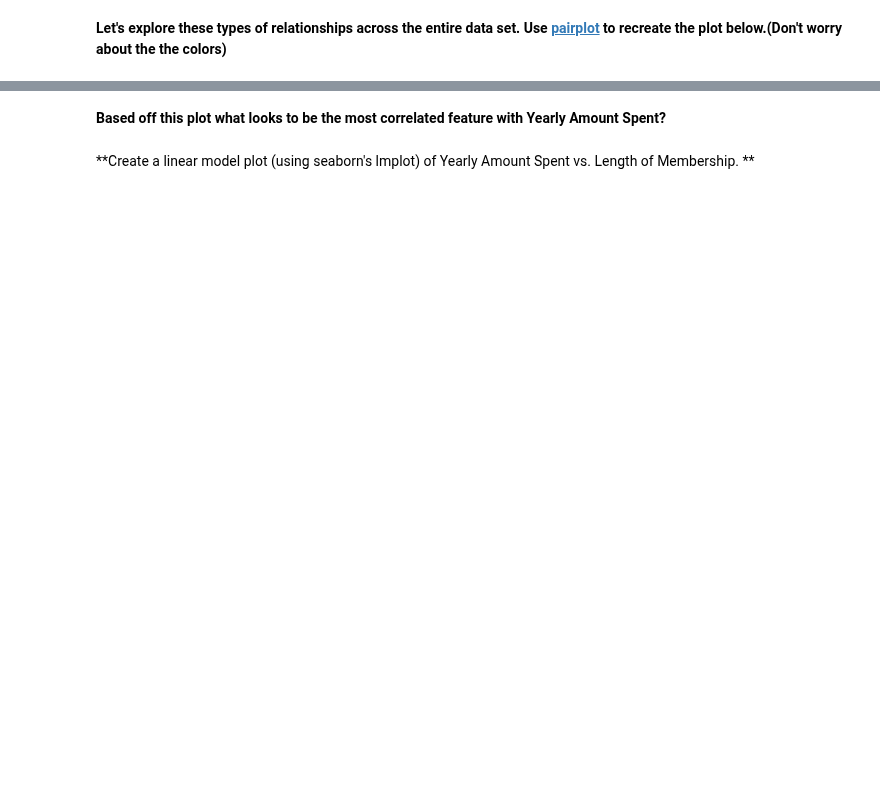
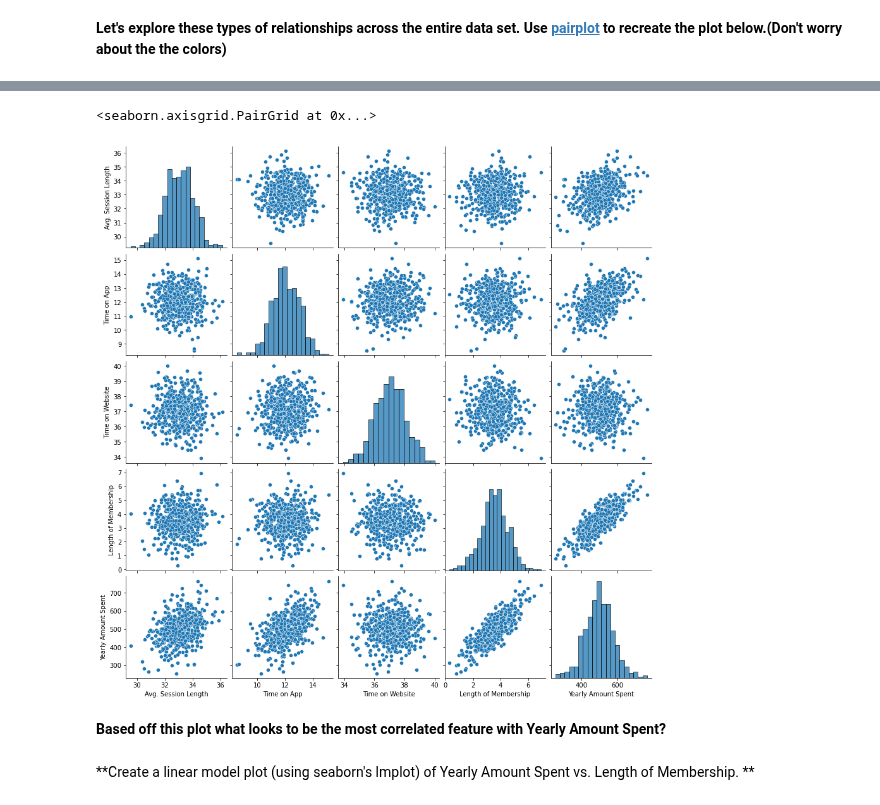
Before and after one commit to ZyWang7/Machine-Learning, a Jupyter notebook: Linear-Regression/02-Linear-Regression-Project.ipynb, the cells around one changed output, grey strips where cells are left out. Drawn from its saved outputs; the diff is of its cells as text; code cells hidden in the pictures; blank space fills up the shorter version.

```diff
--- a/Linear-Regression/02-Linear-Regression-Project.ipynb
+++ b/Linear-Regression/02-Linear-Regression-Project.ipynb
@@ -103,2 +102,7 @@ ___
+# %%
+sns.pairplot(customers)
+# %% [output]
+<seaborn.axisgrid.PairGrid at 0x...>
+[figure, added]
 # %% [markdown]
 **Based off this plot what looks to be the most correlated feature with Yearly Amount Spent?**
```
Also changed, not shown: parts of 10 cells of this notebook.
